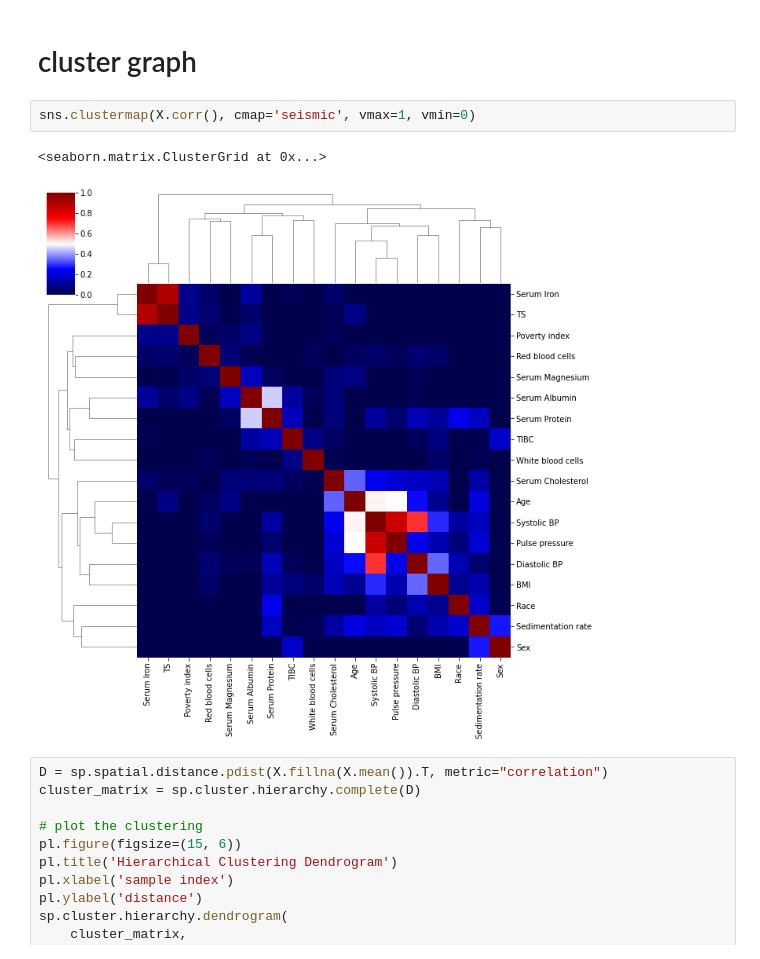
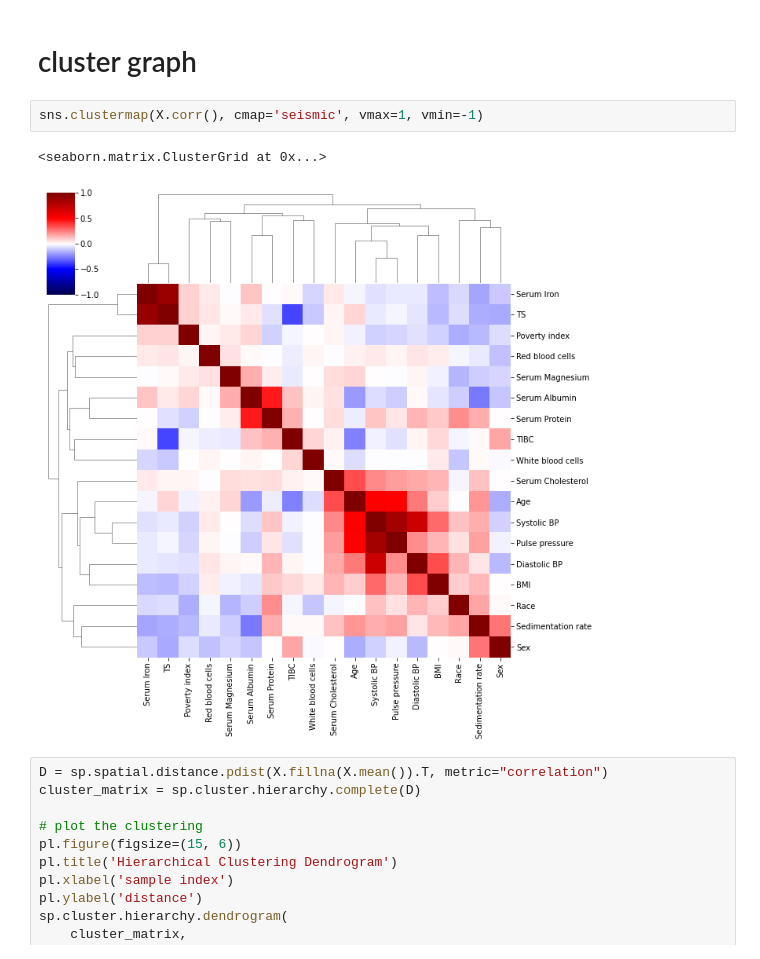
Before and after one commit to nathanwang000/Shapley-Flow, a Jupyter notebook: notebooks/NHANES1_survival.ipynb, the cells around one changed output. Cells and saved outputs as stored; diff of their text form.

```diff
--- a/notebooks/NHANES1_survival.ipynb
+++ b/notebooks/NHANES1_survival.ipynb
@@ -192,10 +193,10 @@ target: [0.49635565]
 # %% [markdown]
 # cluster graph
 # %%
-sns.clustermap(X.corr(), cmap='seismic', vmax=1, vmin=0)
+sns.clustermap(X.corr(), cmap='seismic', vmax=1, vmin=-1)
 # %% [output]
 <seaborn.matrix.ClusterGrid at 0x...>
-[figure, old version]
+[figure, new version]
 # %%
 D = sp.spatial.distance.pdist(X.fillna(X.mean()).T, metric="correlation")
 cluster_matrix = sp.cluster.hierarchy.complete(D)
```
Also changed, not shown: parts of 27 cells of this notebook, 4 other files.
